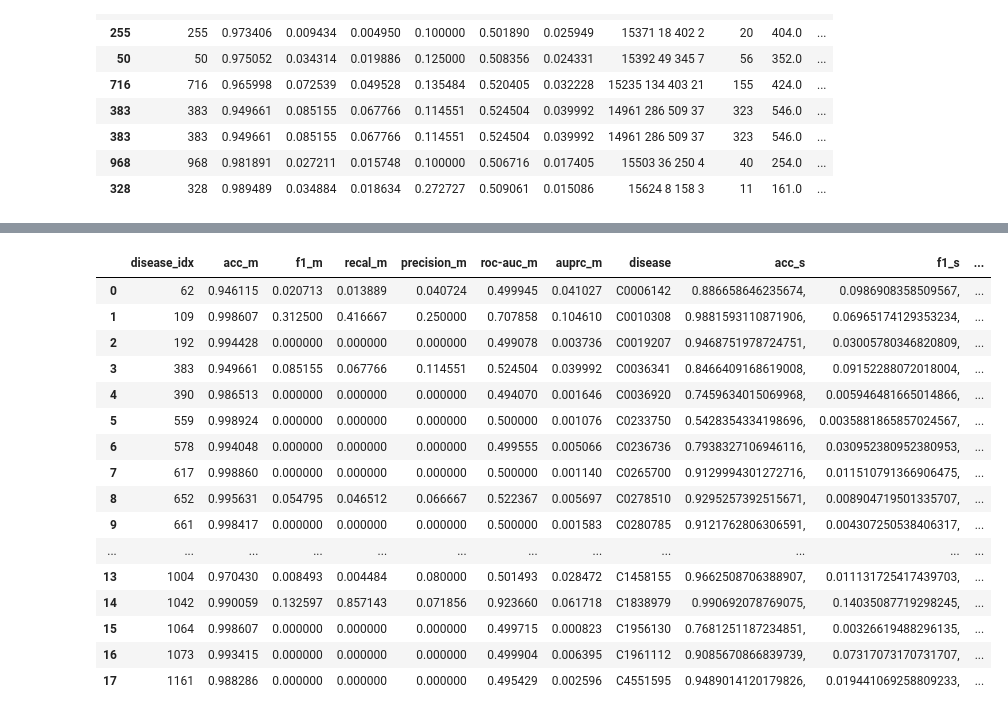
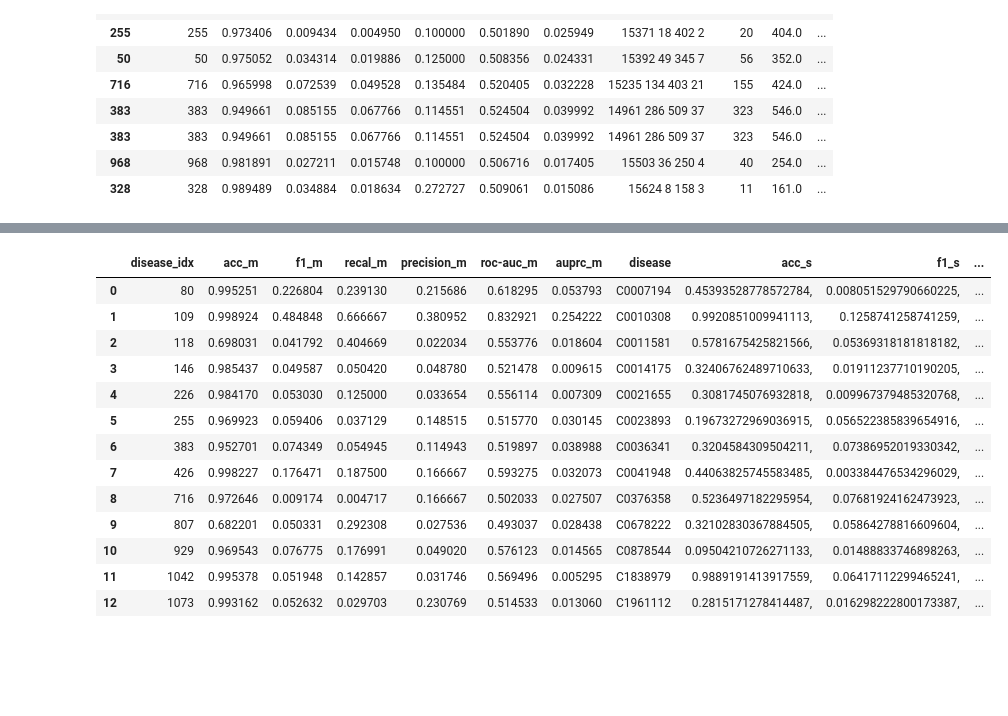
Before and after one commit to Nemes2000/gene-disease-gnn, a Jupyter notebook: notebooks/find_best_metrics.ipynb, the cells around one changed output, grey strips where cells are left out. Drawn from its saved outputs; the diff is of its cells as text; code cells hidden in the pictures; blank space fills up the shorter version.

```diff
--- a/notebooks/find_best_metrics.ipynb
+++ b/notebooks/find_best_metrics.ipynb
@@ -1,8 +1,6 @@
 # %%
 import pandas as pd
 import matplotlib.pyplot as plt
-
-pd.set_option('display.max_rows', None)
 # %%
 df = pd.read_csv("../data/raw/disgenet_with_gene_id.csv", sep="\t")
 
@@ -28,7 +26,8 @@ plt.show()
 # %% [output]
 [figure]
 # %%
-df = pd.read_csv("D:/gitrepos/gene-disease-gnn/results/basic/best_disease_classifications.csv", sep=",") # new, 0
+df = pd.read_csv("D:/gitrepos/gene-disease-gnn/results/basic/gcn/best_disease_classifications.csv", sep=",") # new, 0
 df_map = pd.read_csv("D:/gitrepos/gene-disease-gnn/results/disease_id_to_idx.csv", sep=",")
 df["diff"] = df["x_sum"] - df["y_sum"]
 df["disease"] = [ df_map.columns[(df_map.iloc[0] == df.iloc[i].disease_idx)].tolist()[0] for i in range(df.shape[0])]
+df["auprc"].mean()
@@ -92,41 +82,39 @@ dfr.sort_values("disease_idx", ascending=False)
 # %%
 import os
 
-files = [ int(f.split('_')[-1].split('.')[0]) for f in os.listdir("../results/cls_weight/infos")]
+files = [ int(f.split('_')[-1].split('.')[0]) for f in os.listdir("../results/cls_weight/infos") if f.startswith("Graph")]
 
-dfr_ = dfr[dfr["disease_idx"].isin(files)].sort_values("disease_idx")
+dfr_ = df[df["disease_idx"].isin(files)].sort_values("disease_idx")
 # %%
 files = os.listdir("../results/cls_weight/infos")
 f_df = None
 for f in files:
-    tmp = pd.read_csv(f"../results/cls_weight/infos/{f}", sep=": ", header=None).T
-    tmp.columns = tmp.iloc[0]
-    tmp = tmp[1:].reset_index(drop=True)
-    tmp["disease_idx"] = int(f.split('_')[-1].split('.')[0])
-    tmp["roc-auc"] = tmp["auc"]
+    if f.startswith("Graph"):
+        tmp = pd.read_csv(f"../results/cls_weight/infos/{f}", sep=": ", header=None).T
+        tmp.columns = tmp.iloc[0]
+        tmp = tmp[1:].reset_index(drop=True)
+        tmp["disease_idx"] = int(f.split('_')[-1].split('.')[0])
+        tmp["roc-auc"] = tmp["auc"]
 
-    if f_df is None:
-        f_df = tmp.copy()
-    else:
-        f_df = pd.concat([f_df, tmp])
+        if f_df is None:
+            f_df = tmp.copy()
+        else:
+            f_df = pd.concat([f_df, tmp])
 # %%
-pd.merge(dfr.loc[:, ["disease_idx", "acc", "f1", "recal", "precision", "roc-auc", "auprc", "disease"]],
+pd.merge(dfr_.loc[:, ["disease_idx", "acc", "f1", "recal", "precision", "roc-auc", "auprc", "disease"]],
          f_df.loc[:, ["disease_idx", "acc", "f1", "recal", "precision", "roc-auc", "auprc"]], on="disease_idx", how="inner", suffixes=["_m", "_s"])
 # %% [output]
 |  | disease_idx | acc_m | f1_m | recal_m | precision_m | roc-auc_m | auprc_m | disease | acc_s | f1_s | ... |
-| 0 | 62 | 0.946115 | 0.020713 | 0.013889 | 0.040724 | 0.499945 | 0.041027 | C0006142 | 0.886658646235674, | 0.0986908358509567, | ... |
-| 1 | 109 | 0.998607 | 0.312500 | 0.416667 | 0.250000 | 0.707858 | 0.104610 | C0010308 | 0.9881593110871906, | 0.06965174129353234, | ... |
-| 2 | 192 | 0.994428 | 0.000000 | 0.000000 | 0.000000 | 0.499078 | 0.003736 | C0019207 | 0.9468751978724751, | 0.03005780346820809, | ... |
-| 3 | 383 | 0.949661 | 0.085155 | 0.067766 | 0.114551 | 0.524504 | 0.039992 | C0036341 | 0.8466409168619008, | 0.09152288072018004, | ... |
-| 4 | 390 | 0.986513 | 0.000000 | 0.000000 | 0.000000 | 0.494070 | 0.001646 | C0036920 | 0.7459634015069968, | 0.005946481665014866, | ... |
-| 5 | 559 | 0.998924 | 0.000000 | 0.000000 | 0.000000 | 0.500000 | 0.001076 | C0233750 | 0.5428354334198696, | 0.0035881865857024567, | ... |
-| 6 | 578 | 0.994048 | 0.000000 | 0.000000 | 0.000000 | 0.499555 | 0.005066 | C0236736 | 0.7938327106946116, | 0.030952380952380953, | ... |
-| 7 | 617 | 0.998860 | 0.000000 | 0.000000 | 0.000000 | 0.500000 | 0.001140 | C0265700 | 0.9129994301272716, | 0.011510791366906475, | ... |
-| 8 | 652 | 0.995631 | 0.054795 | 0.046512 | 0.066667 | 0.522367 | 0.005697 | C0278510 | 0.9295257392515671, | 0.008904719501335707, | ... |
-| 9 | 661 | 0.998417 | 0.000000 | 0.000000 | 0.000000 | 0.500000 | 0.001583 | C0280785 | 0.9121762806306591, | 0.004307250538406317, | ... |
-| ... | ... | ... | ... | ... | ... | ... | ... | ... | ... | ... | ... |
-| 13 | 1004 | 0.970430 | 0.008493 | 0.004484 | 0.080000 | 0.501493 | 0.028472 | C1458155 | 0.9662508706388907, | 0.011131725417439703, | ... |
-| 14 | 1042 | 0.990059 | 0.132597 | 0.857143 | 0.071856 | 0.923660 | 0.061718 | C1838979 | 0.990692078769075, | 0.14035087719298245, | ... |
-| 15 | 1064 | 0.998607 | 0.000000 | 0.000000 | 0.000000 | 0.499715 | 0.000823 | C1956130 | 0.7681251187234851, | 0.00326619488296135, | ... |
-| 16 | 1073 | 0.993415 | 0.000000 | 0.000000 | 0.000000 | 0.499904 | 0.006395 | C1961112 | 0.9085670866839739, | 0.07317073170731707, | ... |
-| 17 | 1161 | 0.988286 | 0.000000 | 0.000000 | 0.000000 | 0.495429 | 0.002596 | C4551595 | 0.9489014120179826, | 0.019441069258809233, | ... |
+| 0 | 80 | 0.995251 | 0.226804 | 0.239130 | 0.215686 | 0.618295 | 0.053793 | C0007194 | 0.45393528778572784, | 0.008051529790660225, | ... |
+| 1 | 109 | 0.998924 | 0.484848 | 0.666667 | 0.380952 | 0.832921 | 0.254222 | C0010308 | 0.9920851009941113, | 0.1258741258741259, | ... |
+| 2 | 118 | 0.698031 | 0.041792 | 0.404669 | 0.022034 | 0.553776 | 0.018604 | C0011581 | 0.5781675425821566, | 0.05369318181818182, | ... |
+| 3 | 146 | 0.985437 | 0.049587 | 0.050420 | 0.048780 | 0.521478 | 0.009615 | C0014175 | 0.32406762489710633, | 0.01911237710190205, | ... |
+| 4 | 226 | 0.984170 | 0.053030 | 0.125000 | 0.033654 | 0.556114 | 0.007309 | C0021655 | 0.3081745076932818, | 0.009967379485320768, | ... |
+| 5 | 255 | 0.969923 | 0.059406 | 0.037129 | 0.148515 | 0.515770 | 0.030145 | C0023893 | 0.19673272969036915, | 0.056522385839654916, | ... |
+| 6 | 383 | 0.952701 | 0.074349 | 0.054945 | 0.114943 | 0.519897 | 0.038988 | C0036341 | 0.3204584309504211, | 0.07386952019330342, | ... |
+| 7 | 426 | 0.998227 | 0.176471 | 0.187500 | 0.166667 | 0.593275 | 0.032073 | C0041948 | 0.44063825745583485, | 0.003384476534296029, | ... |
+| 8 | 716 | 0.972646 | 0.009174 | 0.004717 | 0.166667 | 0.502033 | 0.027507 | C0376358 | 0.5236497182295954, | 0.07681924162473923, | ... |
+| 9 | 807 | 0.682201 | 0.050331 | 0.292308 | 0.027536 | 0.493037 | 0.028438 | C0678222 | 0.32102830367884505, | 0.05864278816609604, | ... |
+| 10 | 929 | 0.969543 | 0.076775 | 0.176991 | 0.049020 | 0.576123 | 0.014565 | C0878544 | 0.09504210726271133, | 0.01488833746898263, | ... |
+| 11 | 1042 | 0.995378 | 0.051948 | 0.142857 | 0.031746 | 0.569496 | 0.005295 | C1838979 | 0.9889191413917559, | 0.06417112299465241, | ... |
+| 12 | 1073 | 0.993162 | 0.052632 | 0.029703 | 0.230769 | 0.514533 | 0.013060 | C1961112 | 0.2815171278414487, | 0.016298222800173387, | ... |
```
Also changed, not shown: parts of 3 cells of this notebook, 10 other files.
